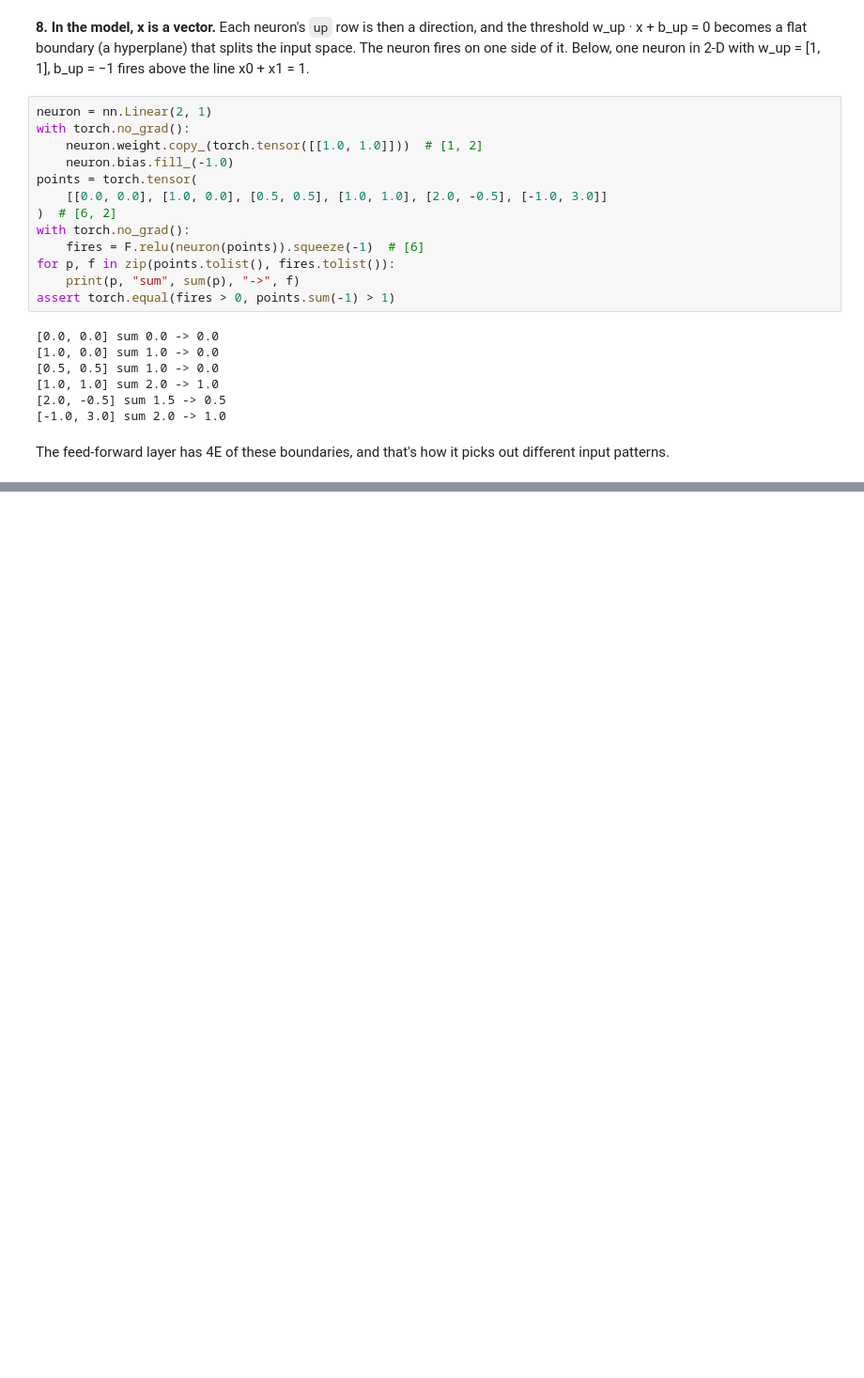
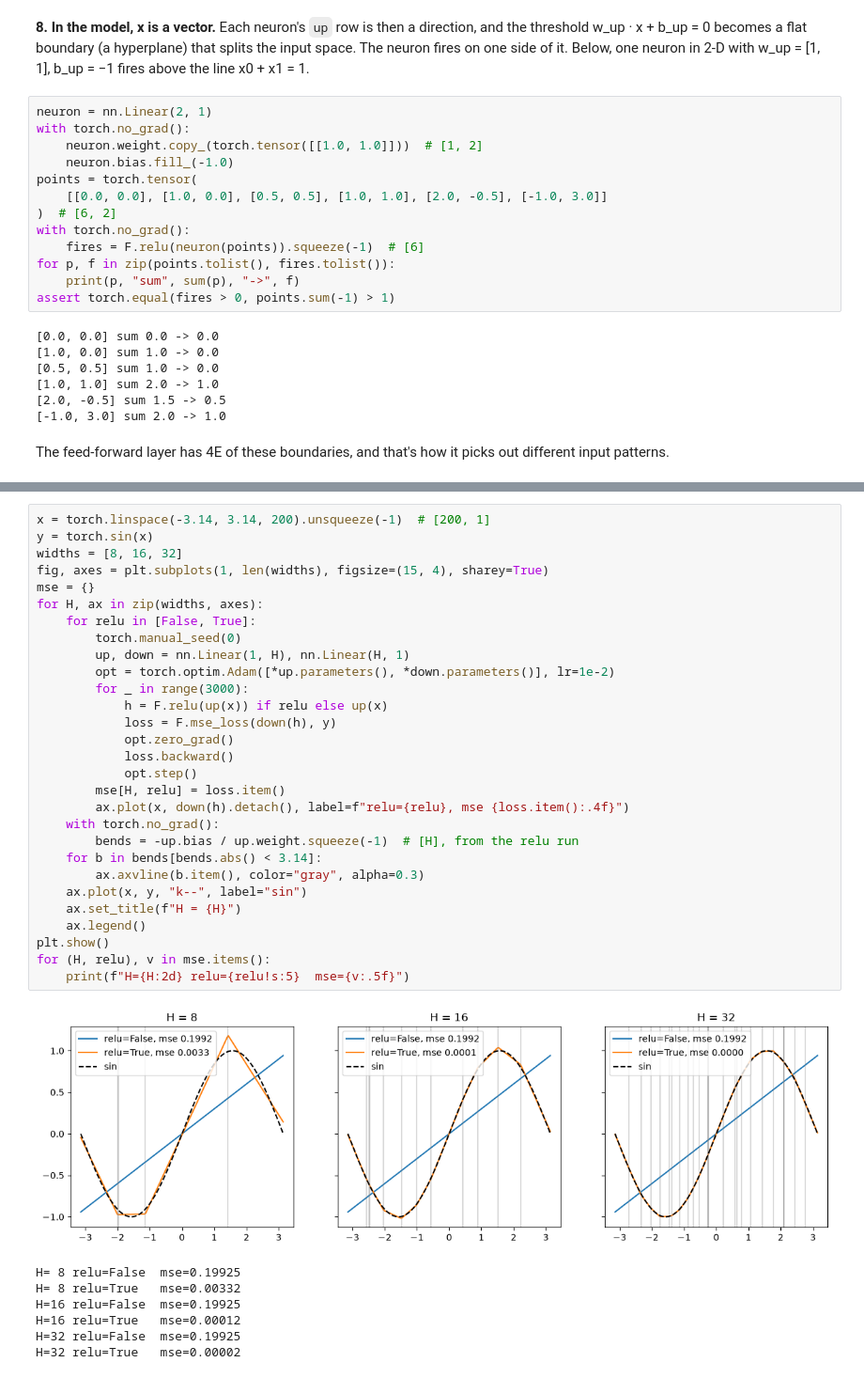
Before and after one commit to rgsk/llm, a Jupyter notebook: src/walkthroughs/relu.ipynb, the cells around one changed output, grey strips where cells are left out. Shown at 94% size. Drawn from its saved outputs; the diff is of its cells as text; blank space fills up the shorter version.

```diff
--- a/src/walkthroughs/relu.ipynb
+++ b/src/walkthroughs/relu.ipynb
@@ -279,0 +284,37 @@ The feed-forward layer has 4E of these boundaries, and that's how it picks out d
+# %%
+x = torch.linspace(-3.14, 3.14, 200).unsqueeze(-1)  # [200, 1]
+y = torch.sin(x)
+widths = [8, 16, 32]
+fig, axes = plt.subplots(1, len(widths), figsize=(15, 4), sharey=True)
+mse = {}
+for H, ax in zip(widths, axes):
+    for relu in [False, True]:
+        torch.manual_seed(0)
+        up, down = nn.Linear(1, H), nn.Linear(H, 1)
+        opt = torch.optim.Adam([*up.parameters(), *down.parameters()], lr=1e-2)
+        for _ in range(3000):
+            h = F.relu(up(x)) if relu else up(x)
+            loss = F.mse_loss(down(h), y)
+            opt.zero_grad()
+            loss.backward()
+            opt.step()
+        mse[H, relu] = loss.item()
+        ax.plot(x, down(h).detach(), label=f"relu={relu}, mse {loss.item():.4f}")
+    with torch.no_grad():
+        bends = -up.bias / up.weight.squeeze(-1)  # [H], from the relu run
+    for b in bends[bends.abs() < 3.14]:
+        ax.axvline(b.item(), color="gray", alpha=0.3)
+    ax.plot(x, y, "k--", label="sin")
+    ax.set_title(f"H = {H}")
+    ax.legend()
+plt.show()
+for (H, relu), v in mse.items():
+    print(f"H={H:2d} relu={relu!s:5}  mse={v:.5f}")
+# %% [output]
+[figure, added]
+H= 8 relu=False  mse=0.19925
+H= 8 relu=True   mse=0.00332
+H=16 relu=False  mse=0.19925
+H=16 relu=True   mse=0.00012
+H=32 relu=False  mse=0.19925
+H=32 relu=True   mse=0.00002
```
Also changed, not shown: parts of 2 cells of this notebook.
